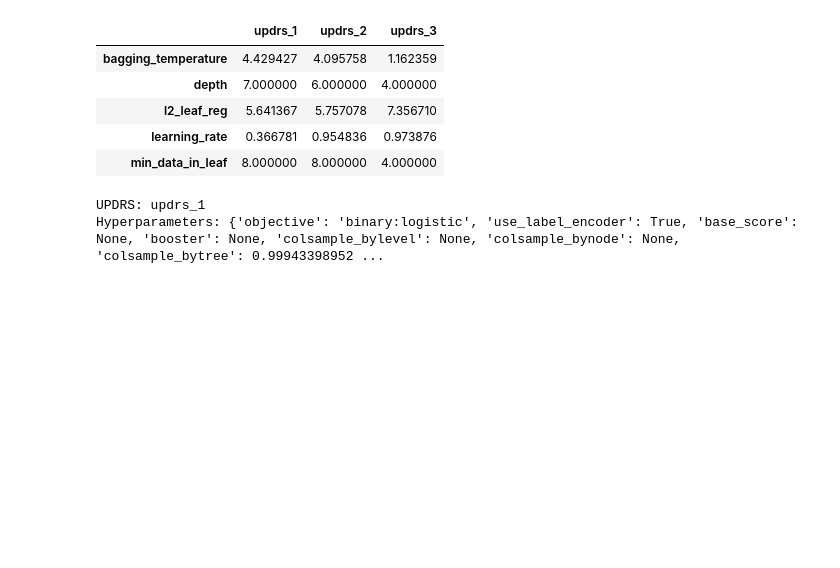
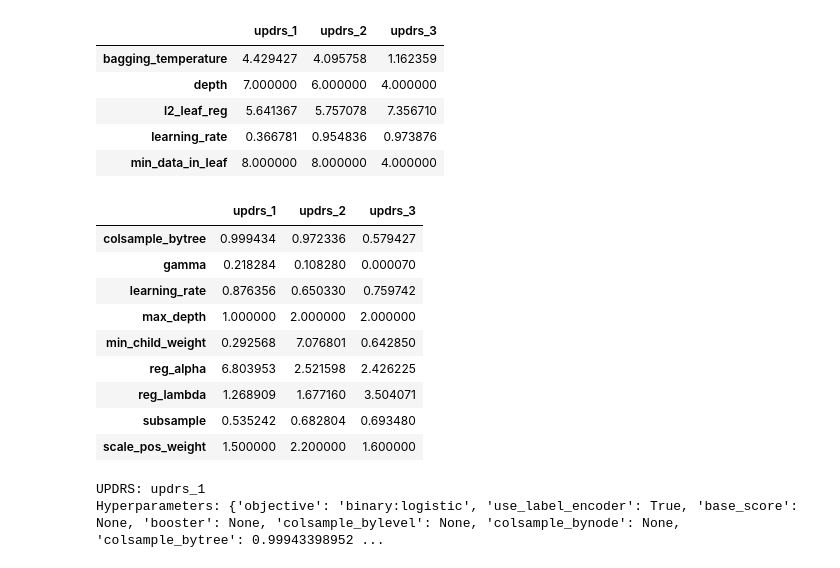
Before and after one commit to dagartga/Boosted-Models-for-Parkinsons-Prediction, a Jupyter notebook: parkinsons_1/notebooks/Compare_Finetune_1yr_Models.ipynb, the cells around one changed output. Saved outputs shown, nothing was run; the diff lists cells and outputs as text; code cells hidden in the pictures; blank space fills up the shorter version.

```diff
--- a/parkinsons_1/notebooks/Compare_Finetune_1yr_Models.ipynb
+++ b/parkinsons_1/notebooks/Compare_Finetune_1yr_Models.ipynb
@@ -351,6 +350,25 @@ cboost_hyperparams_df
 | l2_leaf_reg | 5.641367 | 5.757078 | 7.356710 |
 | learning_rate | 0.366781 | 0.954836 | 0.973876 |
 | min_data_in_leaf | 8.000000 | 8.000000 | 4.000000 |
+# %%
+# xgb_forecast_hyperparams_df.loc['gamma', 'updrs_1'] = 0.6
+# xgb_forecast_hyperparams_df.loc['subsample', 'updrs_1'] = 0.9
+xgb_forecast_hyperparams_df.loc['scale_pos_weight', 'updrs_1'] = 1.5
+xgb_forecast_hyperparams_df.loc['scale_pos_weight', 'updrs_2'] = 2.2
+xgb_forecast_hyperparams_df.loc['scale_pos_weight', 'updrs_3'] = 1.6
+# %%
+xgb_forecast_hyperparams_df
+# %% [output]
+|  | updrs_1 | updrs_2 | updrs_3 |
+| colsample_bytree | 0.999434 | 0.972336 | 0.579427 |
+| gamma | 0.218284 | 0.108280 | 0.000070 |
+| learning_rate | 0.876356 | 0.650330 | 0.759742 |
+| max_depth | 1.000000 | 2.000000 | 2.000000 |
+| min_child_weight | 0.292568 | 7.076801 | 0.642850 |
+| reg_alpha | 6.803953 | 2.521598 | 2.426225 |
+| reg_lambda | 1.268909 | 1.677160 | 3.504071 |
+| subsample | 0.535242 | 0.682804 | 0.693480 |
+| scale_pos_weight | 1.500000 | 2.200000 | 1.600000 |
 # %%
 xgb_forecast_results = dict()
 
```
Also changed, not shown: parts of 2 cells of this notebook, 17 other files.
